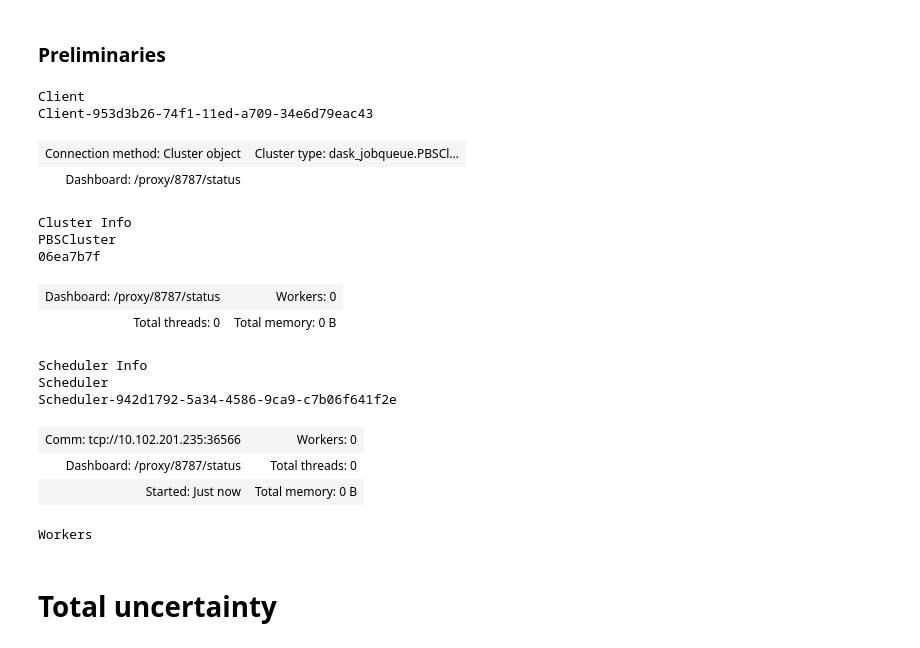
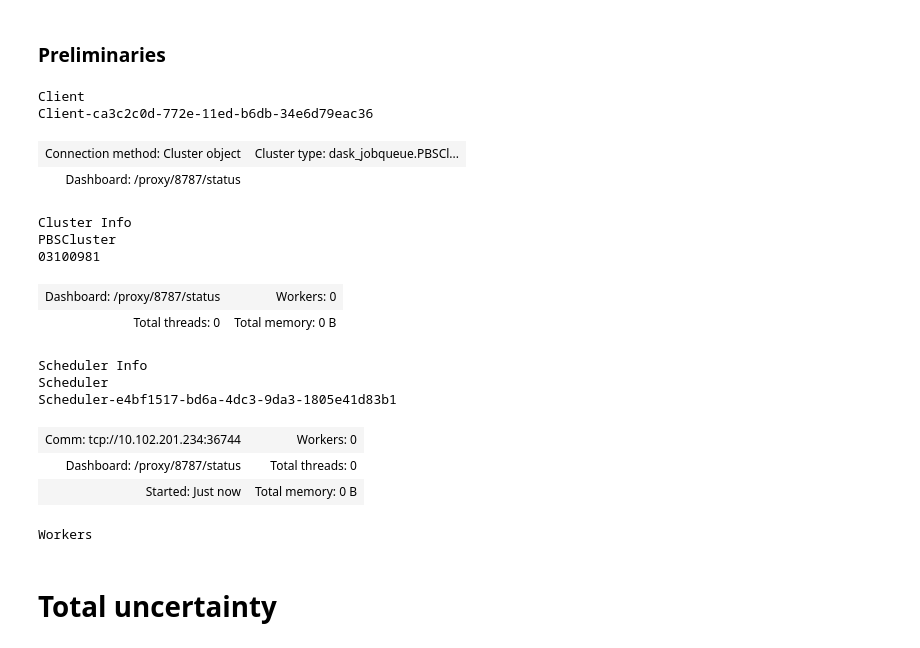
Before and after one commit to david0811/lafferty-sriver_2023_npjCliAtm, a Jupyter notebook: code/05_analysis.ipynb, the cells around one changed output. Cells and saved outputs as stored; diff of their text form; code cells hidden in the pictures.

```diff
--- a/code/05_analysis.ipynb
+++ b/code/05_analysis.ipynb
@@ -40,34 +40,34 @@ land_mask = land_mask.sortby('lon')
 # %%
 ############
 # Dask
 ############
 from dask_jobqueue import PBSCluster
 
 cluster = PBSCluster(cores=1, memory='50GB', resource_spec='pmem=50GB',
                      # account='open',
                      worker_extra_args=['#PBS -l feature=rhel7'],
-                     walltime='05:00:00')
+                     walltime='01:00:00')
 
 cluster.scale(jobs=40)  # ask for jobs
 
 from dask.distributed import Client
 client = Client(cluster)
 
 client
 # %% [output]
 Client
-Client-953d3b26-74f1-11ed-a709-34e6d79eac43
+Client-ca3c2c0d-772e-11ed-b6db-34e6d79eac36
 | Connection method: Cluster object | Cluster type: dask_jobqueue.PBSCl... |
 | Dashboard: /proxy/8787/status |  |
 Cluster Info
 PBSCluster
-06ea7b7f
+03100981
 | Dashboard: /proxy/8787/status | Workers: 0 |
 | Total threads: 0 | Total memory: 0 B |
 Scheduler Info
 Scheduler
-Scheduler-942d1792-5a34-4586-9ca9-c7b06f641f2e
+Scheduler-e4bf1517-bd6a-4dc3-9da3-1805e41d83b1
-| Comm: tcp://10.102.201.235:36566 | Workers: 0 |
+| Comm: tcp://10.102.201.234:36744 | Workers: 0 |
 | Dashboard: /proxy/8787/status | Total threads: 0 |
 | Started: Just now | Total memory: 0 B |
 Workers
```
Also changed, not shown: parts of 12 cells of this notebook, 1 other file.
